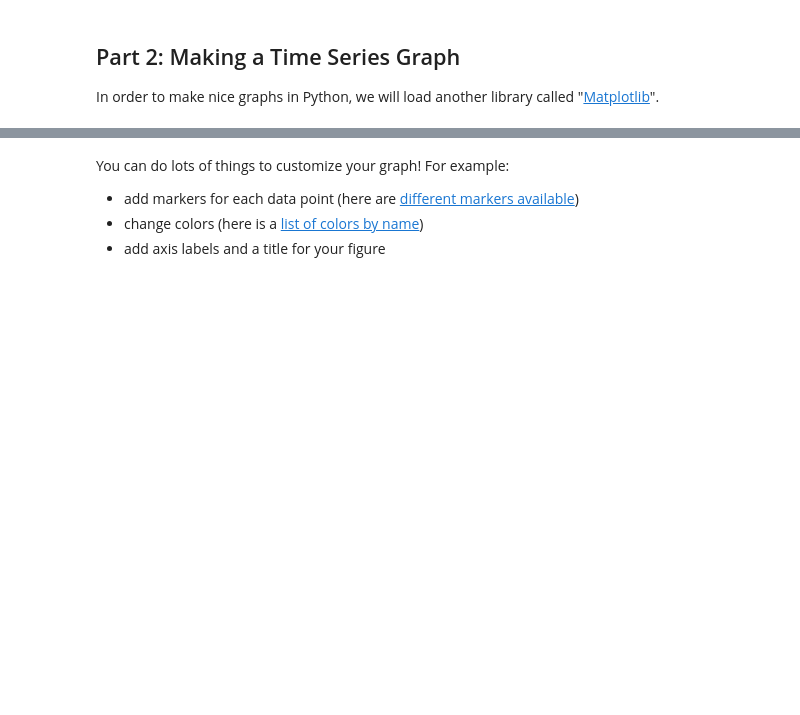
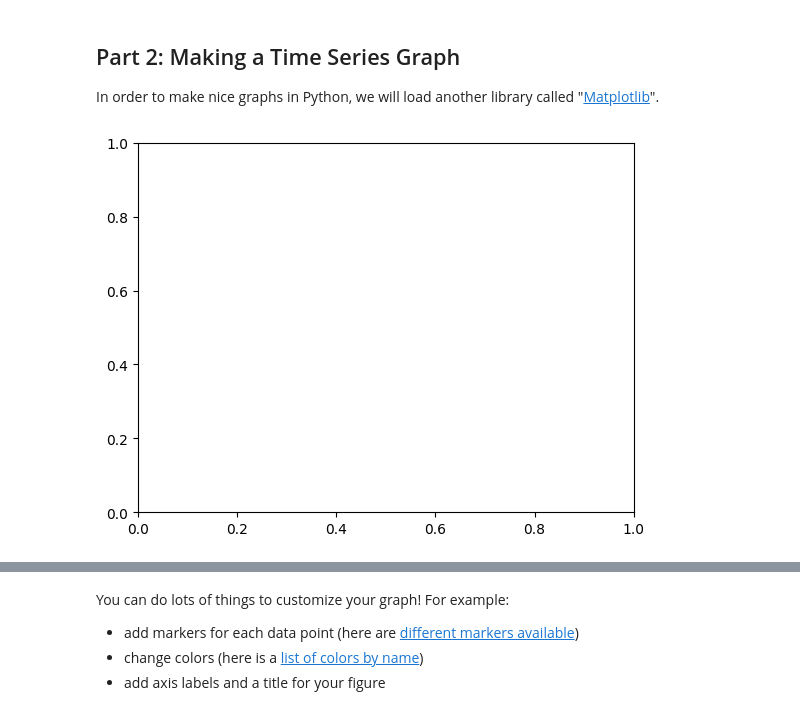
Before and after one commit to fdavenport/course-climate-change-impacts, a Jupyter notebook: lectures/02_Reading_Climate_Data_1.ipynb, the cells around one changed output, grey strips where cells are left out. Drawn from its saved outputs; the diff is of its cells as text; code cells hidden in the pictures; blank space fills up the shorter version.

```diff
--- a/lectures/02_Reading_Climate_Data_1.ipynb
+++ b/lectures/02_Reading_Climate_Data_1.ipynb
@@ -38,4 +174,8 @@ In order to make nice graphs in Python, we will load another library called "[Ma
 # %%
 # create an "empty" figure and set of axes for a graph
+
+fig, ax = plt.subplots()
+# %% [output]
+[figure, added]
 # %%
 # add our data to the figure
```
Also changed, not shown: parts of 19 cells of this notebook.
